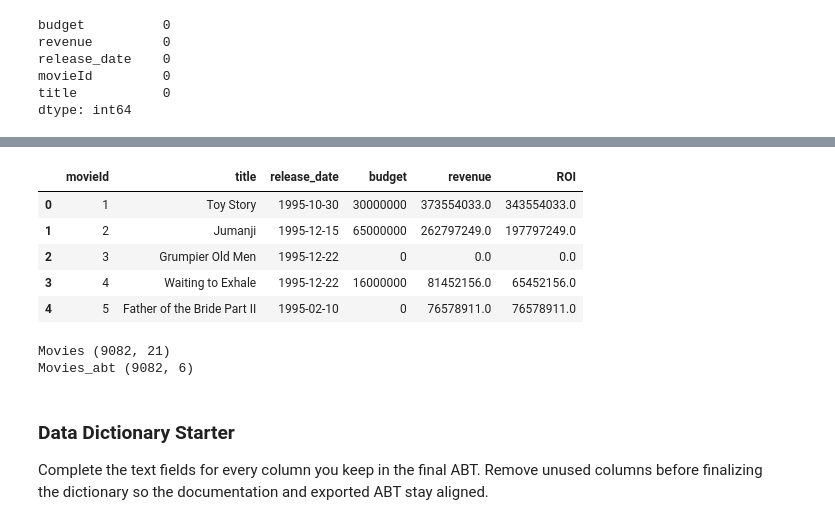
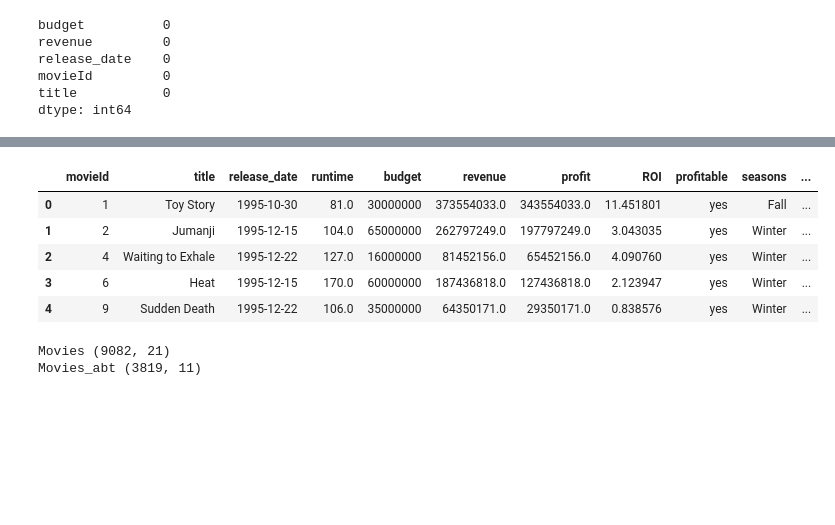
Before and after one commit to mlholg99/BAN5103_group1_project, a Jupyter notebook: notebooks/movies_project_starter.ipynb, the cells around one changed output, grey strips where cells are left out. Saved outputs shown, nothing was run; the diff lists cells and outputs as text; code cells hidden in the pictures; blank space fills up the shorter version.

```diff
--- a/notebooks/movies_project_starter.ipynb
+++ b/notebooks/movies_project_starter.ipynb
@@ -131,6 +133,18 @@ movies_clean = movies.copy()
 # Clean the movies DataFrame by removing missing values from movieId, release_date, and title
 movies_clean = movies_clean.dropna(subset=["movieId", "release_date", "title"])
 
+# Convert release_date to a valid datetime format
+movies_clean["release_date"] = pd.to_datetime(movies_clean["release_date"], errors="coerce")
+
+# Remove movies with 0 budgets or revenues
+movies_clean = movies_clean[(movies_clean["budget"] != 0) & (movies_clean["revenue"] != 0)]
+
+# Remove movies with a budget lesser than 1000
+movies_clean = movies_clean[movies_clean["budget"] >= 1000]
+
+# Remove movies with a revenue lesser than 10000
+movies_clean = movies_clean[movies_clean["revenue"] >= 10000]
+
 # Display the cleaned movies DataFrame
 movies_clean.head()
 # %% [output]
@@ -143,31 +157,43 @@ movies_clean.head()
 # %%
-# Create a table that shows movieId, title, release_date, budget, revenue, and ROI (revenue-budget)
+# Create a table that shows movieId, title, release_date, runtime, budget, revenue, profit, ROI [(revenue-budget)/budget], profitable (yes or no), add a column for seasons, and yes or no column for summer or winter
 
 movies_abt= (
     movies_clean
     .groupby("movieId")
     .agg(
         title=("title", "first"),
         release_date=("release_date", "first"),
+        runtime=("runtime", "first"),
         budget=("budget", "first"),
         revenue=("revenue", "first"),
     )
     .reset_index()
-    .assign(ROI=lambda x: x["revenue"] - x["budget"])
+    .assign(
+        profit=lambda x: x["revenue"] - x["budget"],
+        ROI=lambda x: x["profit"] / x["budget"],
+        profitable=lambda x: x["ROI"].gt(0).map({True: "yes", False: "no"}),
+        seasons=lambda x: x["release_date"].dt.month.map(
+            {1: "Winter", 2: "Winter", 3: "Spring", 4: "Spring", 5: "Spring", 6: "Summer",
+             7: "Summer", 8: "Summer", 9: "Fall", 10: "Fall", 11: "Fall", 12: "Winter"}
+        ),
+        summer_or_winter=lambda x: x["seasons"].isin(["Summer", "Winter"]).map(
+            {True: "yes", False: "no"}
+        ),
+    )
 )
 
 # Display the resulting table
 movies_abt.head()
 # %% [output]
-|  | movieId | title | release_date | budget | revenue | ROI |
-| 0 | 1 | Toy Story | 1995-10-30 | 30000000 | 373554033.0 | 343554033.0 |
-| 1 | 2 | Jumanji | 1995-12-15 | 65000000 | 262797249.0 | 197797249.0 |
-| 2 | 3 | Grumpier Old Men | 1995-12-22 | 0 | 0.0 | 0.0 |
-| 3 | 4 | Waiting to Exhale | 1995-12-22 | 16000000 | 81452156.0 | 65452156.0 |
-| 4 | 5 | Father of the Bride Part II | 1995-02-10 | 0 | 76578911.0 | 76578911.0 |
+|  | movieId | title | release_date | runtime | budget | revenue | profit | ROI | profitable | seasons | ... |
+| 0 | 1 | Toy Story | 1995-10-30 | 81.0 | 30000000 | 373554033.0 | 343554033.0 | 11.451801 | yes | Fall | ... |
+| 1 | 2 | Jumanji | 1995-12-15 | 104.0 | 65000000 | 262797249.0 | 197797249.0 | 3.043035 | yes | Winter | ... |
+| 2 | 4 | Waiting to Exhale | 1995-12-22 | 127.0 | 16000000 | 81452156.0 | 65452156.0 | 4.090760 | yes | Winter | ... |
+| 3 | 6 | Heat | 1995-12-15 | 170.0 | 60000000 | 187436818.0 | 127436818.0 | 2.123947 | yes | Winter | ... |
+| 4 | 9 | Sudden Death | 1995-12-22 | 106.0 | 35000000 | 64350171.0 | 29350171.0 | 0.838576 | yes | Winter | ... |
 # %%
 print("Movies",movies.shape)
 print("Movies_abt", movies_abt.shape)
 # %% [output]
 Movies (9082, 21)
-Movies_abt (9082, 6)
+Movies_abt (3819, 11)
@@ -215,4 +199,0 @@ print("Averages match pandas:", np.allclose(
-# %% [markdown]
-### Data Dictionary Starter
-
-Complete the text fields for every column you keep in the final ABT. Remove unused columns before finalizing the dictionary so the documentation and exported ABT stay aligned.
```
Also changed, not shown: parts of 10 cells of this notebook.
